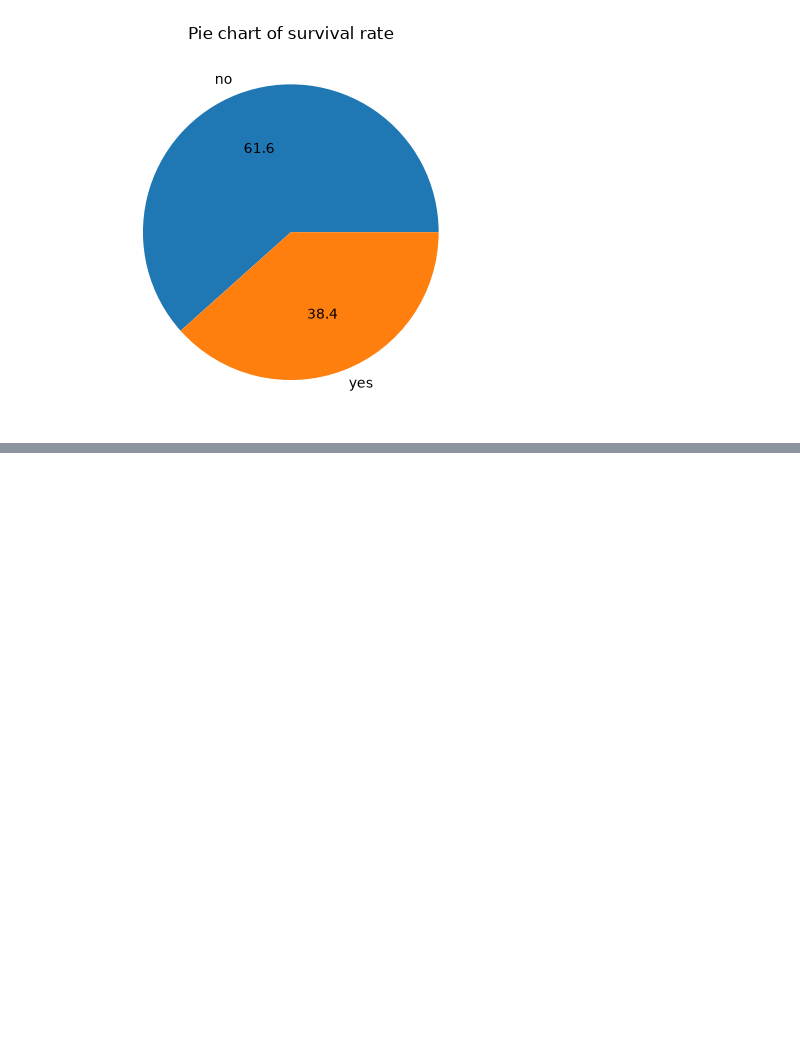
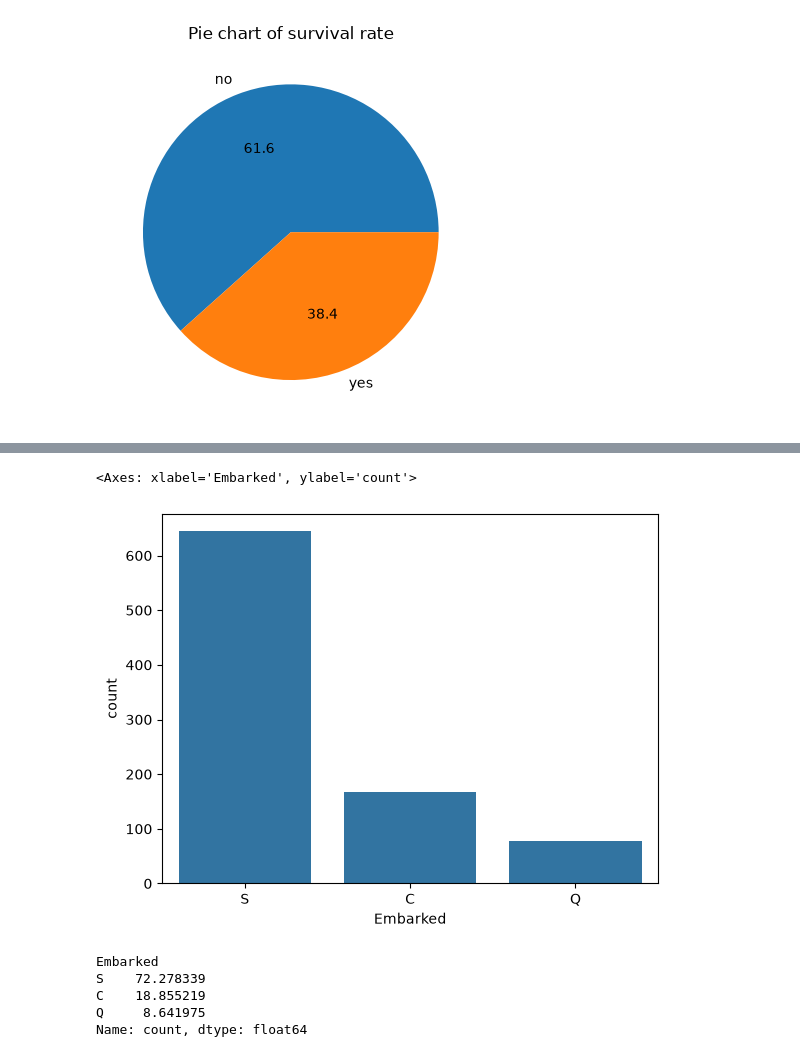
Before and after one commit to SamiulIslam007/phitron-machine-learning-practice, a Jupyter notebook: EDA_practice_on_titanic_data.ipynb, the cells around one changed output, grey strips where cells are left out. Drawn from its saved outputs; the diff is of its cells as text; code cells hidden in the pictures; blank space fills up the shorter version.

```diff
--- a/EDA_practice_on_titanic_data.ipynb
+++ b/EDA_practice_on_titanic_data.ipynb
@@ -125,0 +151,13 @@ plt.show()
+# %%
+sns.countplot(data= df, x=df['Embarked'])
+# %% [output]
+<Axes: xlabel='Embarked', ylabel='count'>
+[figure, added]
+# %%
+(df['Embarked'].value_counts() /len(df)) * 100
+# %% [output]
+Embarked
+S    72.278339
+C    18.855219
+Q     8.641975
+Name: count, dtype: float64
```
Also changed, not shown: parts of 5 cells of this notebook.
